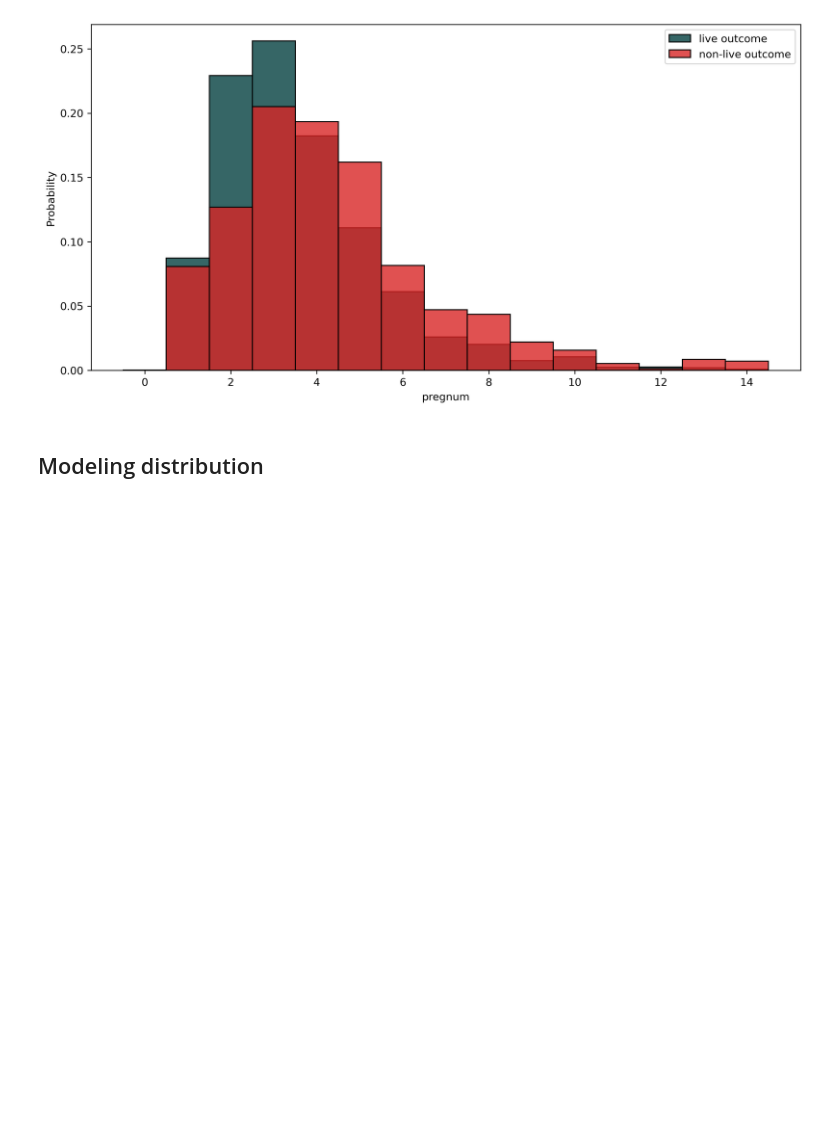
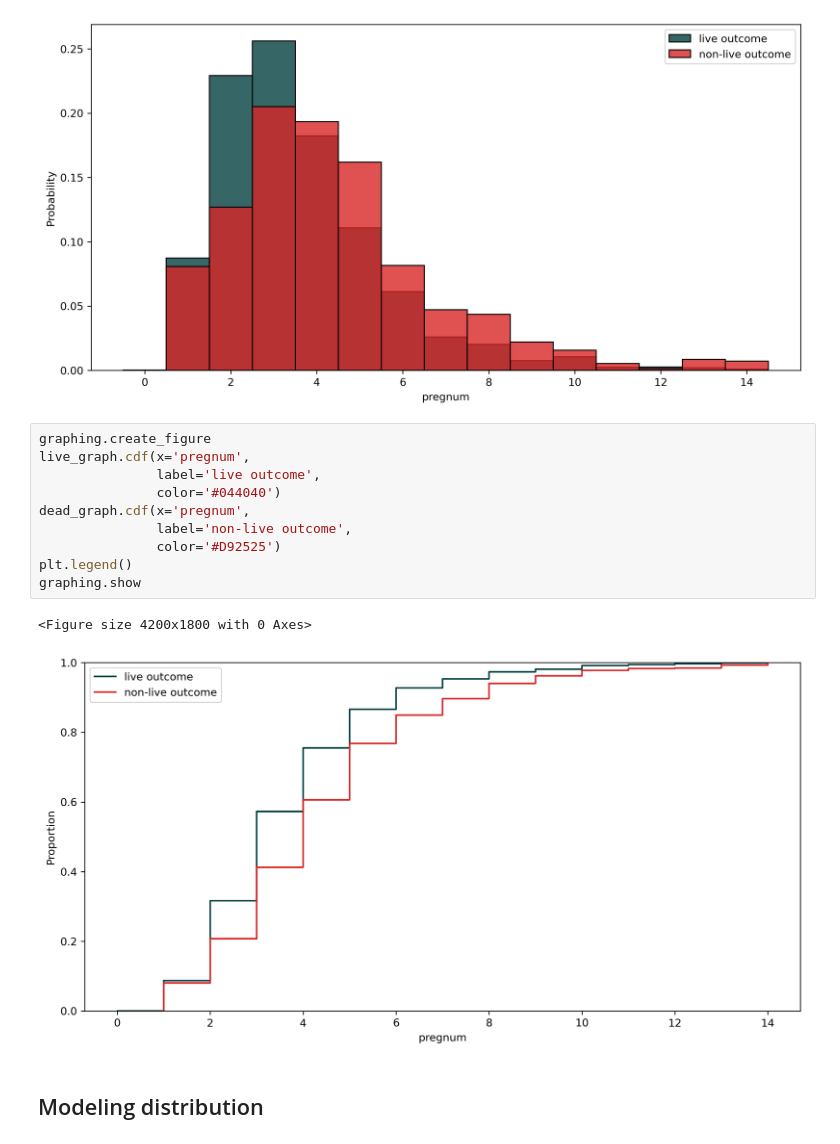
Before and after one commit to ashen007/National-Survey-of-Family-Growth, a Jupyter notebook: National Survey of Family Growth/Notebooks/pregnancy.ipynb, the cells around one changed output. Saved outputs shown, nothing was run; the diff lists cells and outputs as text; blank space fills up the shorter version.

```diff
--- a/National Survey of Family Growth/Notebooks/pregnancy.ipynb
+++ b/National Survey of Family Growth/Notebooks/pregnancy.ipynb
@@ -870,6 +870,19 @@ plt.legend()
 graphing.show
 # %% [output]
 [figure]
+# %%
+graphing.create_figure
+live_graph.cdf(x='pregnum',
+               label='live outcome',
+               color='#044040')
+dead_graph.cdf(x='pregnum',
+               label='non-live outcome',
+               color='#D92525')
+plt.legend()
+graphing.show
+# %% [output]
+<Figure size 4200x1800 with 0 Axes>
+[figure, added]
 # %% [markdown]
 ## Modeling distribution
 # %% [markdown]
```
